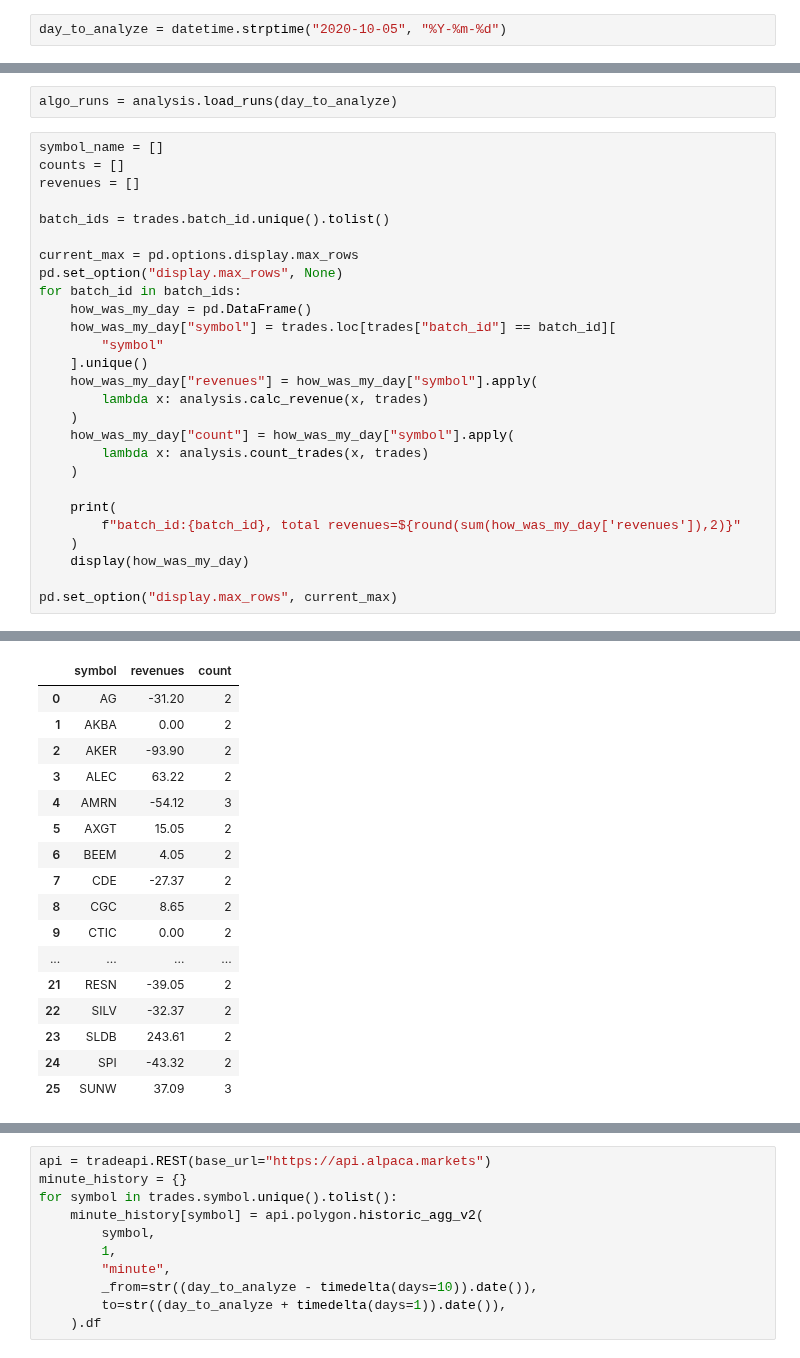
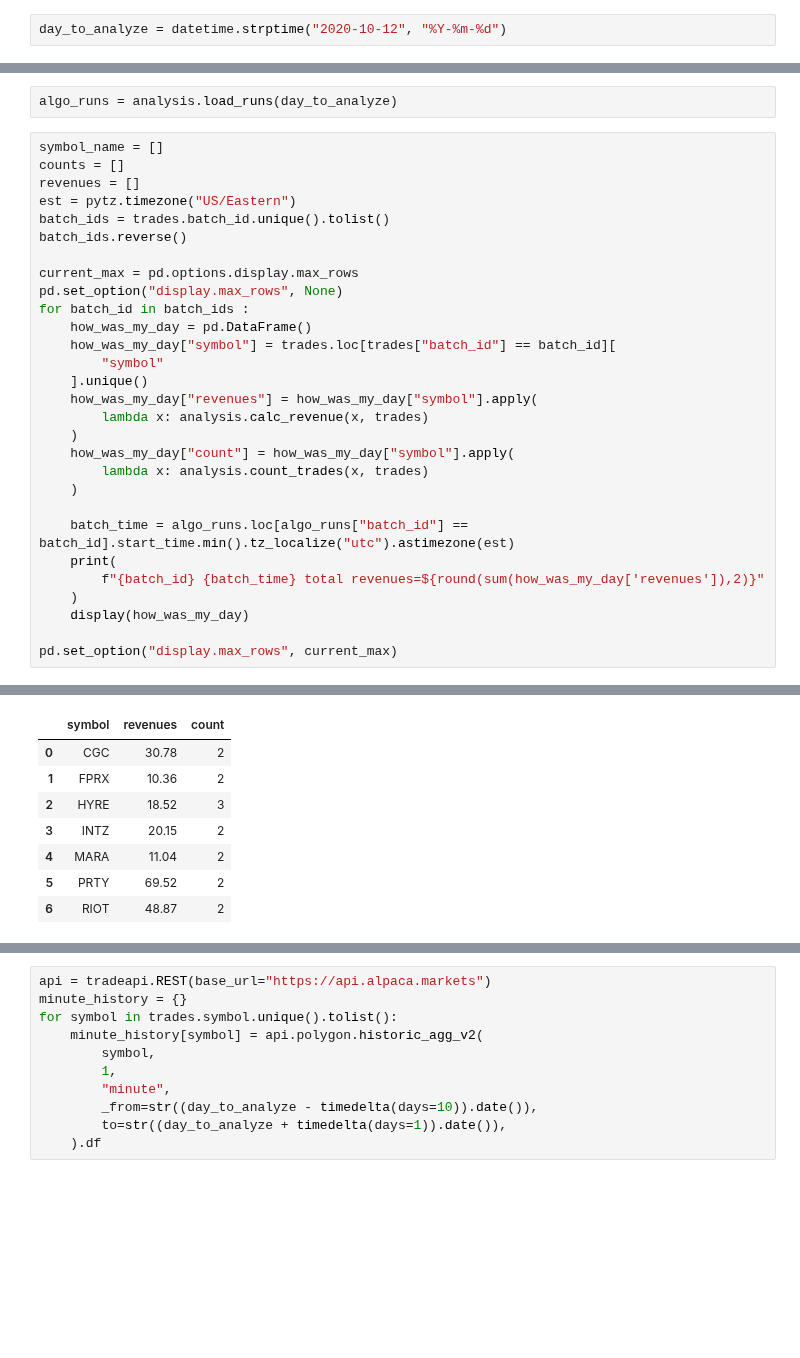
Before and after one commit to amor71/LiuAlgoTrader, a Jupyter notebook: analyis/notebooks/portfolio_performance_analysis.ipynb, the cells around one changed output, grey strips where cells are left out. Cells and saved outputs as stored; diff of their text form; blank space fills up the shorter version.

```diff
--- a/analyis/notebooks/portfolio_performance_analysis.ipynb
+++ b/analyis/notebooks/portfolio_performance_analysis.ipynb
@@ -18,7 +18,7 @@ from pytz import timezone
 import sys
 import pytz
 # %%
-day_to_analyze = datetime.strptime("2020-10-05", "%Y-%m-%d")
+day_to_analyze = datetime.strptime("2020-10-12", "%Y-%m-%d")
 # %%
 trades = analysis.load_trades(day_to_analyze)
 # %%
@@ -47,12 +43,13 @@ algo_runs = analysis.load_runs(day_to_analyze)
 symbol_name = []
 counts = []
 revenues = []
-
+est = pytz.timezone("US/Eastern")
 batch_ids = trades.batch_id.unique().tolist()
+batch_ids.reverse()
 
 current_max = pd.options.display.max_rows
 pd.set_option("display.max_rows", None)
-for batch_id in batch_ids:
+for batch_id in batch_ids :
     how_was_my_day = pd.DataFrame()
     how_was_my_day["symbol"] = trades.loc[trades["batch_id"] == batch_id][
         "symbol"
@@ -64,8 +61,9 @@ for batch_id in batch_ids:
         lambda x: analysis.count_trades(x, trades)
     )
 
+    batch_time = algo_runs.loc[algo_runs["batch_id"] == batch_id].start_time.min().tz_localize("utc").astimezone(est)
     print(
-        f"batch_id:{batch_id}, total revenues=${round(sum(how_was_my_day['revenues']),2)}"
+        f"{batch_id} {batch_time} total revenues=${round(sum(how_was_my_day['revenues']),2)}"
     )
     display(how_was_my_day)
 
@@ -75,17 +73,8 @@ batch_id:3a735998-48e2-497d-bf05-e903eafbc715, total revenues=$56.23
 |  | symbol | revenues | count |
-| 0 | AG | -31.20 | 2 |
-| 1 | AKBA | 0.00 | 2 |
-| 2 | AKER | -93.90 | 2 |
-| 3 | ALEC | 63.22 | 2 |
-| 4 | AMRN | -54.12 | 3 |
-| 5 | AXGT | 15.05 | 2 |
-| 6 | BEEM | 4.05 | 2 |
-| 7 | CDE | -27.37 | 2 |
-| 8 | CGC | 8.65 | 2 |
-| 9 | CTIC | 0.00 | 2 |
-| ... | ... | ... | ... |
-| 21 | RESN | -39.05 | 2 |
-| 22 | SILV | -32.37 | 2 |
-| 23 | SLDB | 243.61 | 2 |
-| 24 | SPI | -43.32 | 2 |
-| 25 | SUNW | 37.09 | 3 |
+| 0 | CGC | 30.78 | 2 |
+| 1 | FPRX | 10.36 | 2 |
+| 2 | HYRE | 18.52 | 3 |
+| 3 | INTZ | 20.15 | 2 |
+| 4 | MARA | 11.04 | 2 |
+| 5 | PRTY | 69.52 | 2 |
+| 6 | RIOT | 48.87 | 2 |
```
Also changed, not shown: parts of 3 cells of this notebook, 3 other files.
